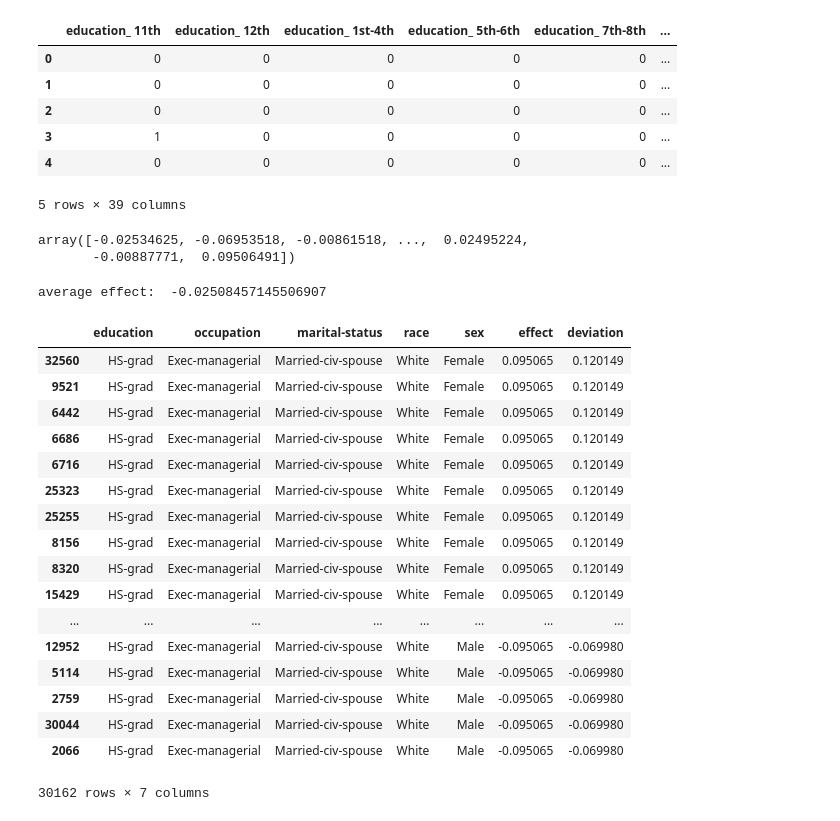
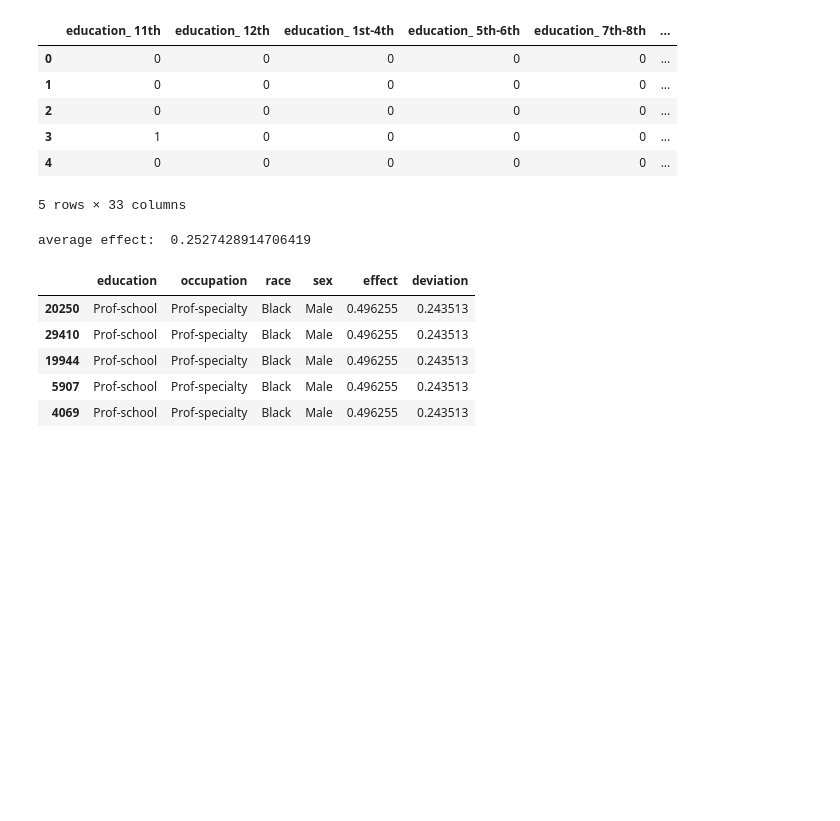
Before and after one commit to XiaoqiMa/Master-Thesis, a Jupyter notebook: Code/Jupyter-notebooks/effect_of_gender.ipynb, the cells around one changed output. Saved outputs shown, nothing was run; the diff lists cells and outputs as text; code cells hidden in the pictures; blank space fills up the shorter version.

```diff
--- a/Code/Jupyter-notebooks/effect_of_gender.ipynb
+++ b/Code/Jupyter-notebooks/effect_of_gender.ipynb
@@ -11,9 +18,14 @@ array([' White', ' Black', ' Asian-Pac-Islander', ' Amer-Indian-Eskimo',
 # %%
 adult_train = adult_train.replace({' ?':np.nan}).dropna()
-df_train = adult_train[['education', 'occupation', 'marital-status', 'race', 'sex']]
-df_train_dumm = pd.get_dummies(df_train, drop_first=True)
+adult_train = adult_train.reset_index(drop=True)
+# df_train = adult_train[['education', 'occupation', 'marital-status', 'race', 'sex']]
+df_train = adult_train[['education', 'occupation', 'race', 'sex']]
+df_train_male = pd.get_dummies(df_train, drop_first=True)
+df_train_female = df_train_male.copy()
+df_train_female['sex_ Male'] = df_train_female['sex_ Male'].apply(lambda x : x^1)
 train_target = pd.get_dummies(adult_train['target'], drop_first=True)
-df_train_dumm.head()
+
+df_train_male.head()
 # %% [output]
 |  | education_ 11th | education_ 12th | education_ 1st-4th | education_ 5th-6th | education_ 7th-8th | ... |
 | 0 | 0 | 0 | 0 | 0 | 0 | ... |
@@ -21,4 +33,4 @@ df_train_dumm.head()
 | 2 | 0 | 0 | 0 | 0 | 0 | ... |
 | 3 | 1 | 0 | 0 | 0 | 0 | ... |
 | 4 | 0 | 0 | 0 | 0 | 0 | ... |
-5 rows × 39 columns
+5 rows × 33 columns
@@ -37,37 +37,29 @@ prob_flip = log_reg.predict_proba(df_train_flip)[:, 0]
-# %%
-prob - prob_flip
-# %% [output]
-array([-0.02534625, -0.06953518, -0.00861518, ...,  0.02495224,
-       -0.00887771,  0.09506491])
+# %%
+model = RandomForestClassifier(random_state=0).fit(df_train_male.values, train_target.values.ravel())
+
+prob = np.amax(model.predict_proba(df_train_male), axis=1)
+prob_flip = np.amax(model.predict_proba(df_train_female), axis=1)
+
+train_flip = df_train.copy()
+male_index = train_flip.loc[train_flip['sex']==' Male'].index
+female_index = train_flip.loc[train_flip['sex']==' Female'].index
+# %%
+diff = np.mean(prob[male_index]) - np.mean(prob[female_index])
+diff_flip = np.mean(prob_flip[male_index]) - np.mean(prob_flip[female_index])
+avg_effect = diff_flip - diff
+print('average effect: ', avg_effect)
+# %% [output]
+average effect:  0.2527428914706419
 # %%
-train_flip = df_train.copy()
-avg_effect = (prob - prob_flip).mean()
-print('average effect: ', avg_effect)
-# train_flip['target'] = adult_train['target']
-train_flip['effect'] = prob - prob_flip
+train_flip['effect'] = prob_flip - prob
 train_flip['deviation'] = train_flip['effect'] - avg_effect
-# train_flip.sort_values('deviation')
-# train_flip
-train_flip.sort_values('deviation', ascending=False)
+train_flip.sort_values('deviation', ascending=False).head()
 # %% [output]
-average effect:  -0.02508457145506907
-|  | education | occupation | marital-status | race | sex | effect | deviation |
-| 32560 | HS-grad | Exec-managerial | Married-civ-spouse | White | Female | 0.095065 | 0.120149 |
-| 9521 | HS-grad | Exec-managerial | Married-civ-spouse | White | Female | 0.095065 | 0.120149 |
-| 6442 | HS-grad | Exec-managerial | Married-civ-spouse | White | Female | 0.095065 | 0.120149 |
-| 6686 | HS-grad | Exec-managerial | Married-civ-spouse | White | Female | 0.095065 | 0.120149 |
-| 6716 | HS-grad | Exec-managerial | Married-civ-spouse | White | Female | 0.095065 | 0.120149 |
-| 25323 | HS-grad | Exec-managerial | Married-civ-spouse | White | Female | 0.095065 | 0.120149 |
-| 25255 | HS-grad | Exec-managerial | Married-civ-spouse | White | Female | 0.095065 | 0.120149 |
-| 8156 | HS-grad | Exec-managerial | Married-civ-spouse | White | Female | 0.095065 | 0.120149 |
-| 8320 | HS-grad | Exec-managerial | Married-civ-spouse | White | Female | 0.095065 | 0.120149 |
-| 15429 | HS-grad | Exec-managerial | Married-civ-spouse | White | Female | 0.095065 | 0.120149 |
-| ... | ... | ... | ... | ... | ... | ... | ... |
-| 12952 | HS-grad | Exec-managerial | Married-civ-spouse | White | Male | -0.095065 | -0.069980 |
-| 5114 | HS-grad | Exec-managerial | Married-civ-spouse | White | Male | -0.095065 | -0.069980 |
-| 2759 | HS-grad | Exec-managerial | Married-civ-spouse | White | Male | -0.095065 | -0.069980 |
-| 30044 | HS-grad | Exec-managerial | Married-civ-spouse | White | Male | -0.095065 | -0.069980 |
-| 2066 | HS-grad | Exec-managerial | Married-civ-spouse | White | Male | -0.095065 | -0.069980 |
+|  | education | occupation | race | sex | effect | deviation |
+| 20250 | Prof-school | Prof-specialty | Black | Male | 0.496255 | 0.243513 |
+| 29410 | Prof-school | Prof-specialty | Black | Male | 0.496255 | 0.243513 |
+| 19944 | Prof-school | Prof-specialty | Black | Male | 0.496255 | 0.243513 |
+| 5907 | Prof-school | Prof-specialty | Black | Male | 0.496255 | 0.243513 |
+| 4069 | Prof-school | Prof-specialty | Black | Male | 0.496255 | 0.243513 |
-30162 rows × 7 columns
 # %%
 import pysubgroup as ps
```
Also changed, not shown: parts of 10 cells of this notebook, 4 other files.
